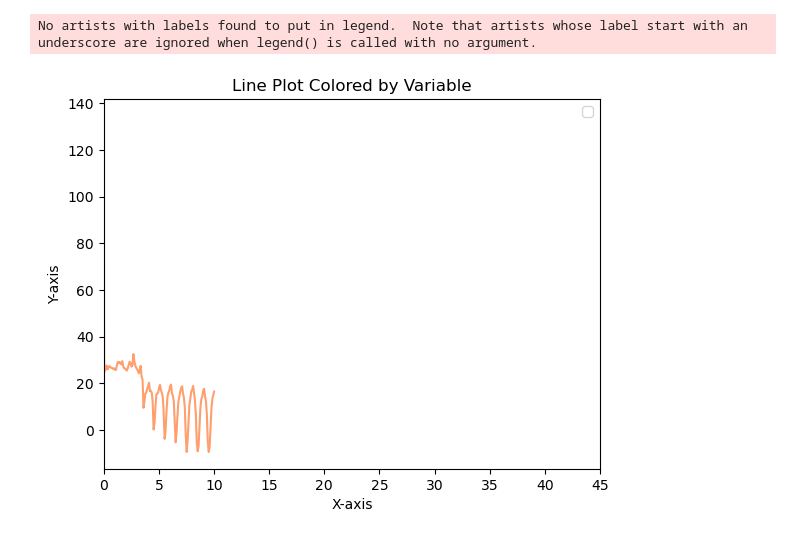
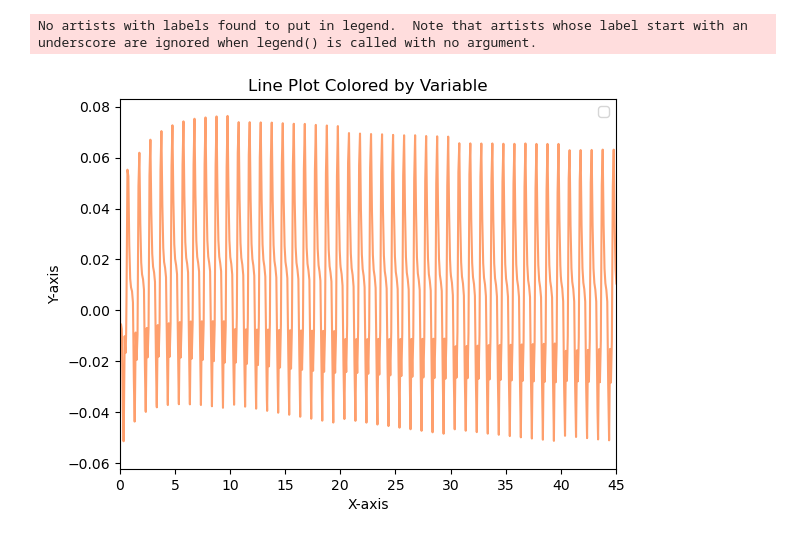
Before and after one commit to carbonplan/aglime-swap-cdr, a Jupyter notebook: scepter/process/scratch/singlerun_check.ipynb, the cells around one changed output. Cells and saved outputs as stored; diff of their text form; code cells hidden in the pictures.

```diff
--- a/scepter/process/scratch/singlerun_check.ipynb
+++ b/scepter/process/scratch/singlerun_check.ipynb
@@ -8,7 +8,7 @@ import glob
 from matplotlib.gridspec import GridSpec
 
 # ---
-thisrun = "testrun_02_gbas_field_tau10p0"
+thisrun = "no_app_site_311_1851-1950mean_x100yr_gbas_field_tau80p0"
 outdir = "/home/tykukla/SCEPTER/scepter_output"
 # %%
 # --- FUNCTION to preprocess .txt files for consistent delimiters
@@ -129,7 +129,8 @@ plt.show()
 def read_cust_delim_file(file_path):
     # Read the first line to get column names using '/'
     with open(file_path, 'r') as file:
-        columns = file.readline().strip().split(' / ')
+        # columns = file.readline().strip().split(' / ')
+        columns = file.readline().strip().split('\t')
 
     # Read the rest of the file using '\t' as the data delimiter
     df = pd.read_table(file_path, names=columns, delimiter='\t', skiprows=[0])
@@ -195,7 +196,7 @@ results_path = outdir
 results_dir = {"test": thisrun}
 # define file name pattern
 # fn_pref = ["int_flx_co2sp", "flx_co2sp" "int_flx_gas", "flx_gas"]   # will read in all species unless fn_varInclude is defined
-fn_pref = ["flx_gas-pco2"]   # will read in all species unless fn_varInclude is defined
+fn_pref = ["flx_aq-ca"] # ["flx_gas-pco2"]   # will read in all species unless fn_varInclude is defined
 fn_varInclude = []
 varCheck = True if len(fn_varInclude) > 0 else False
 fn_ext = ".txt"
@@ -254,6 +255,6 @@ df
 # %%
 # --- plot CDR per year (lines colored by the set)
-cdvar = "dif"    # variable to plot
+cdvar = "adv"    # variable to plot
 
 # aesthetics
 logX = False
@@ -267,31 +268,31 @@ end_percentage = 0.8
 xmin, xmax = 0,45
 
 # colormap
 cmap = plt.get_cmap(mycmap)  # Get the colormap
 cmap = cmap.reversed()   # flip colormap
 # -- no log normalization
 norm = plt.Normalize(df['time'].min(), df['time'].max())  # Normalize time values for colormap
 
 
 # --- PLOT
 # Create a plot for each time step
 # split by set
 plt.plot(df['time'], df[cdvar], color=cmap(0.2), linestyle="-")
 
 # Add labels and title
 plt.xlabel('X-axis')
 plt.ylabel('Y-axis')
 if logX:
     plt.xscale('log')
     plt.xlim([0.1, 100])
 if logY:
     plt.yscale('log')
     plt.ylim([0.0001, 15])
 plt.title('Line Plot Colored by Variable')
 plt.xlim([xmin, xmax])
 # Add legend
 plt.legend()
 plt.show();
 # %% [output]
 No artists with labels found to put in legend.  Note that artists whose label start with an underscore are ignored when legend() is called with no argument.
-[figure, old version]
+[figure, new version]
```
Also changed, not shown: parts of 5 cells of this notebook, 16 other files.
